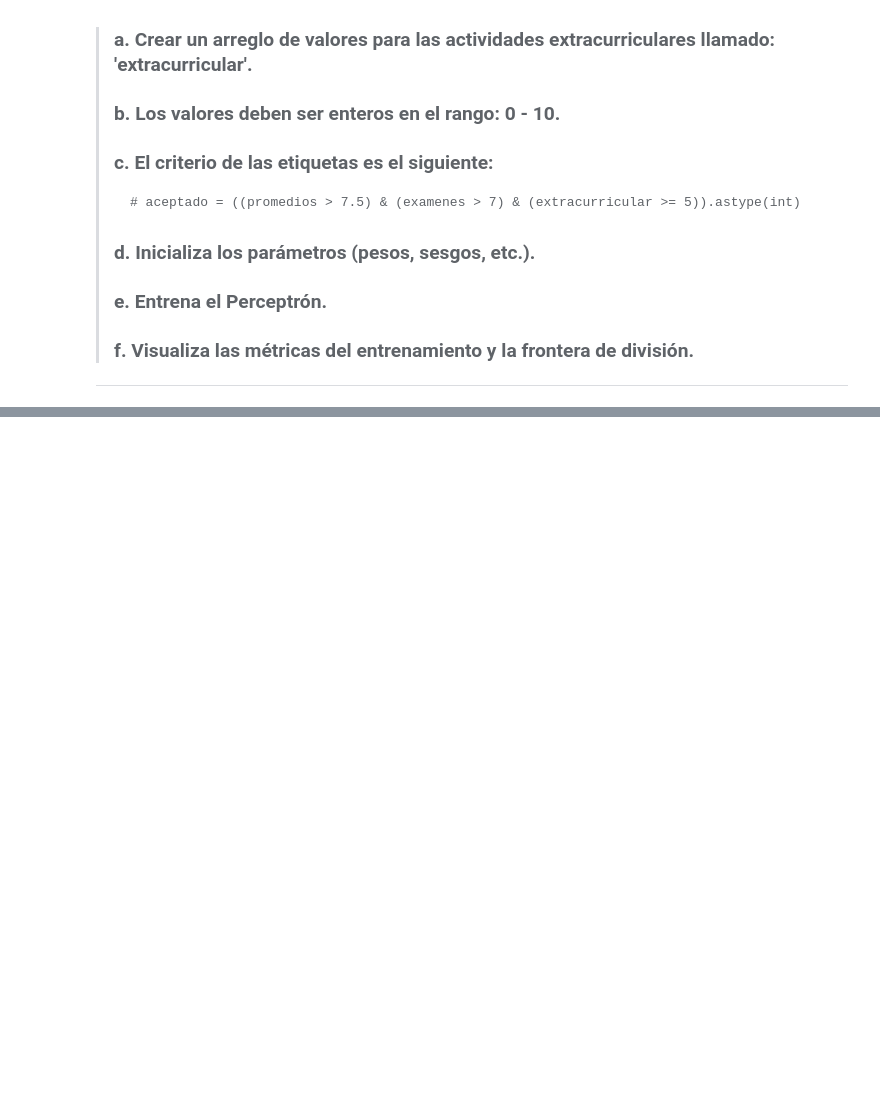
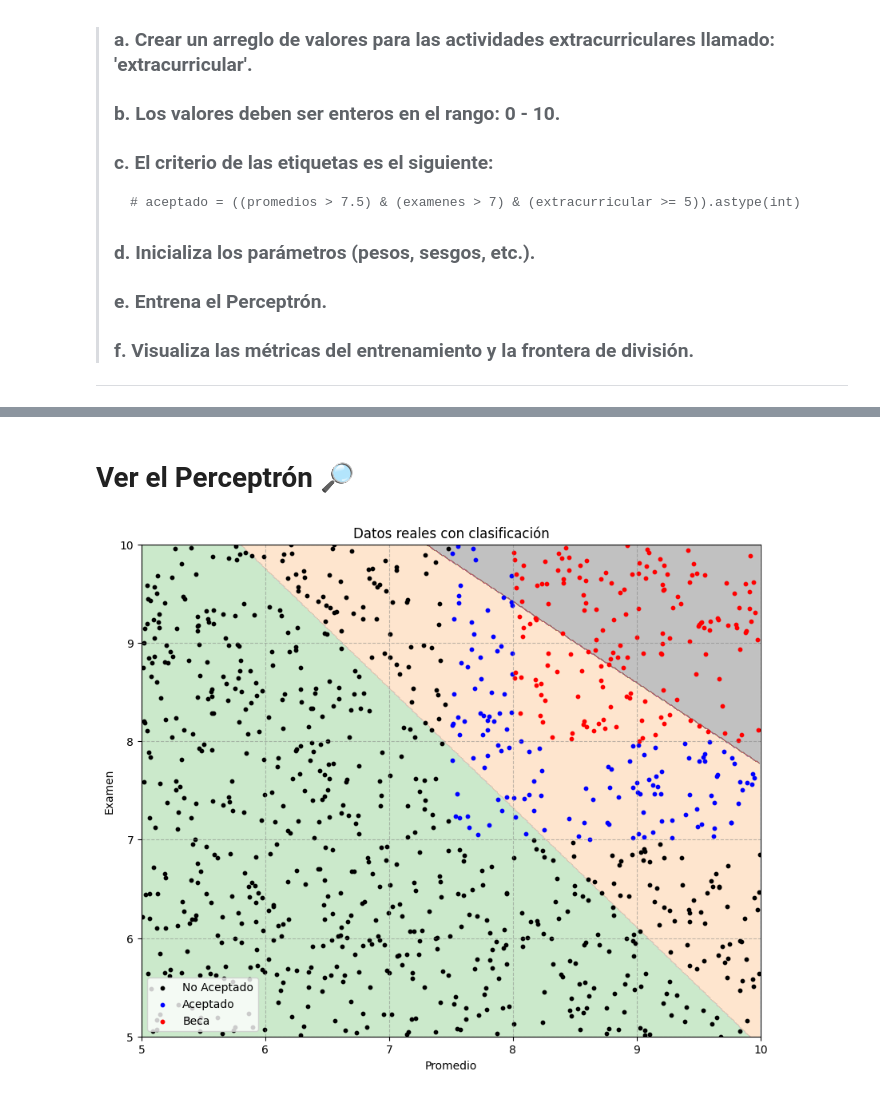
Before and after one commit to gabrielcarcedo/Programa-Intensivo-en-Ciencia-de-Datos-De-los-Fundamentos-al-Deep-Learning, a Jupyter notebook: Notebooks/PICD_Perceptrón_1.ipynb, the cells around one changed output, grey strips where cells are left out. Cells and saved outputs as stored; diff of their text form; code cells hidden in the pictures; blank space fills up the shorter version.

```diff
--- a/Notebooks/PICD_Perceptrón_1.ipynb
+++ b/Notebooks/PICD_Perceptrón_1.ipynb
@@ -455,8 +426,6 @@ def SumMult(p, W, b):
 # %% [markdown]
 # Entrenamiento
 # %%
-losses, accs, weights, biases = [], [], [], []
-
 for epoch in range(epochs):
     for i in range(len(p)):
         pi = p[i]
@@ -479,10 +448,6 @@ for epoch in range(epochs):
     acc = np.mean(predictions.flatten() == a)
     loss = np.mean((predictions.flatten() - a) ** 2)
 
-    losses.append(loss)
-    accs.append(acc)
-    weights.append(W.tolist())
-    biases.append(b)
-
-    print(f"Epoch {epoch+1}/{epochs} - Acc: {acc:.2f} - Loss: {loss:.2f} - W: {W} - b: {b:.2f}")
+    if epoch % 100 == 0:
+        print(f"Epoch {epoch+1}/{epochs} - Acc: {acc:.2f}")
 # %% [output]
@@ -573,0 +579,9 @@ plt.show()
+# %%
+def SumMult(p, W, b):
+    """
+    Calcula n = p*W + b
+    p : vector de entradas (n, d)  -> cada fila es un ejemplo
+    W : vector de pesos (d,)
+    b : bias escalar
+    """
+    return np.dot(p, W) + b # Producto punto
@@ -573,0 +626,49 @@ plt.show()
+# %% [markdown]
+# Ver el Perceptrón 🔎
+# %%
+# Visualización de fronteras
+x_min, x_max = 5, 10
+y_min, y_max = 5, 10
+h = 0.01
+
+xx, yy = np.meshgrid(np.arange(x_min, x_max, h),
+                     np.arange(y_min, y_max, h))
+grid = np.c_[xx.ravel(), yy.ravel()]
+
+# Paso por el perceptrón entrenado
+n_grid = SumMult(grid, W, b)
+a_grid = step(n_grid)   # valores en (0,1)
+
+# Umbralizar
+aceptado_map = a_grid[:, 0] > 0.5
+beca_map = a_grid[:, 1] > 0.5
+
+# Codificación de colores
+colors = np.zeros_like(aceptado_map, dtype=int)
+colors += aceptado_map.astype(int)
+colors += 2 * beca_map.astype(int)
+
+# Desplegando figura
+plt.figure(figsize=(10, 8))
+plt.contourf(xx, yy, colors.reshape(xx.shape), alpha=0.4, cmap='Accent')
+
+# Filtrar por clase
+mask_none   = (aceptado == 0) & (beca == 0)
+mask_acept  = (aceptado == 1) & (beca == 0)
+mask_beca   = (aceptado == 1) & (beca == 1)
+
+# Graficar cada clase con scatter
+plt.scatter(promedios[mask_none], calif_examen[mask_none], c="k", s=10, label="No Aceptado")
+plt.scatter(promedios[mask_acept], calif_examen[mask_acept], c="b", s=10, label="Aceptado")
+plt.scatter(promedios[mask_beca], calif_examen[mask_beca], c="r", s=10, label="Beca")
+
+plt.legend(loc = 'lower left')
+plt.xlabel("Promedio")
+plt.ylabel("Examen")
+plt.title("Datos reales con clasificación")
+plt.xlim(x_min, x_max)
+plt.ylim(y_min, y_max)
+plt.grid(ls='--', color='grey', alpha=0.5)
+plt.show()
+# %% [output]
+[figure, added]
```
Also changed, not shown: parts of 21 cells of this notebook.
